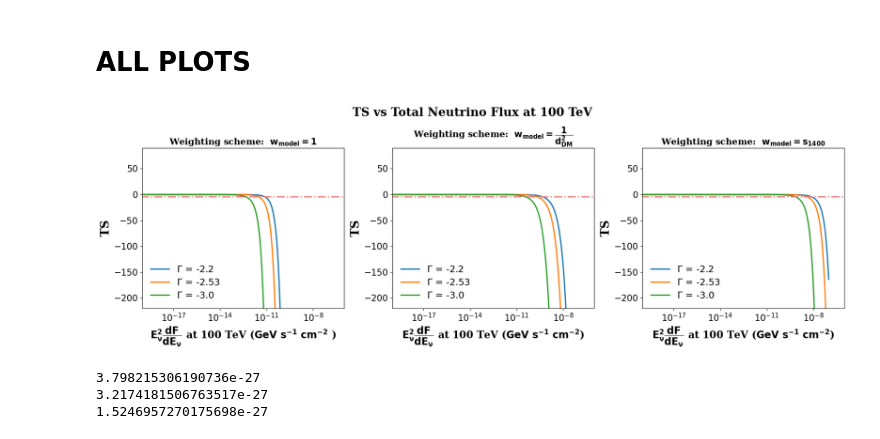
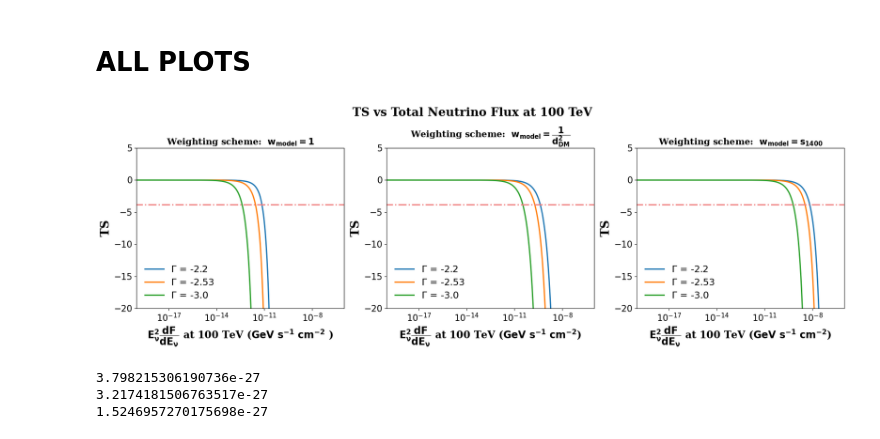
Before and after one commit to DarkWake9/IceCube-Package, a Jupyter notebook: package/task4s_final_plotting.ipynb, the cells around one changed output. Drawn from its saved outputs; the diff is of its cells as text; code cells hidden in the pictures.

```diff
--- a/package/task4s_final_plotting.ipynb
+++ b/package/task4s_final_plotting.ipynb
@@ -91,10 +91,10 @@ def psr_wt_sing_gamma(psrno,gamma, season):
 
     return np.trapz(wt_ac_temp, enus)
 
-if f'wt_acc_{len(enus)}_bins_C_wt.pkl' in os.listdir(altier_path[0]):# or f'wt_acc.pkl_{len(enus)}' in os.listdir(altier_path[1]):
+if f'wt_acc_{len(enus)}_bins_C_wt_cone_{cone_deg}.pkl' in os.listdir(altier_path[0]):# or f'wt_acc.pkl_{len(enus)}' in os.listdir(altier_path[1]):
     print("Loading wt_acc from pickle")
 
-    with open(altier_path[0] + f'wt_acc_{len(enus)}_bins_C_wt.pkl', 'rb') as f:
+    with open(altier_path[0] + f'wt_acc_{len(enus)}_bins_C_wt_cone_{cone_deg}.pkl', 'rb') as f:
         wt_acc = pickle.load(f)
 
 
@@ -114,7 +114,7 @@ else:
         wt_allpsr = []
 
     wt_acc = np.asfarray(wt_acc, dtype=np.float64)
-    with open(altier_path[0] + f'wt_acc_{len(enus)}_bins_C_wt.pkl', 'wb') as f:
+    with open(altier_path[0] + f'wt_acc_{len(enus)}_bins_C_wt_cone_{cone_deg}.pkl', 'wb') as f:
         pickle.dump(wt_acc, f)
     print("Calculated wt_acc for all pulsars and seasons and gamma")
 season_walls = np.asarray([0, 36900, 143911, 237044, 373288, 486146, 608687, 735732, 865043, 988700, 1134450])
@@ -151,12 +151,12 @@ def S_ijk(nu):
     ang = hvovec(msra, msdec, icra[nu], icdec[nu], rad=True)
 
     sg = np.deg2rad(icang[nu]) ** 2                                     #rad**2
-    psr_angs =  np.divide(np.exp(-1 * np.divide(ang ** 2, 2*sg)), (2 * np.pi * sg))      #1/rad**2
-    for i in prange(p):
+    sijk =  np.divide(np.exp(-1 * np.divide(ang ** 2, 2*sg)), (2 * np.pi * sg))      #1/rad**2
+    for i in prange(len(msra)):
         if ang[i] > cone:
-            psr_angs[i] = 0
+            sijk[i] = 0
 
-    return psr_angs
+    return sijk
 
 
 
@@ -654,9 +654,9 @@ np.count_nonzero(np.abs(msdec) > 85)
 # %% [output]
 0
 # %%
-if os.path.isfile(altier_path[0] + f'all_Si_ws_g_s_{len(enus)}_bins_C_wt.pkl'):
+if os.path.isfile(altier_path[0] + f'all_Si_ws_g_s_{len(enus)}_bins_C_wt_cone_{cone_deg}.pkl'):
     print("Loading all_Si_ws_g_s from pickle")
-    with open(altier_path[0] + f'all_Si_ws_g_s_{len(enus)}_bins_C_wt.pkl', 'rb') as f:
+    with open(altier_path[0] + f'all_Si_ws_g_s_{len(enus)}_bins_C_wt_cone_{cone_deg}.pkl', 'rb') as f:
         all_Si_ws_g_s = pickle.load(f)
     print("Loaded all_Si_ws_g_s from pickle with nbins =", len(enus))
 else:
@@ -687,6 +687,6 @@ else:
 
     print("Calculated S_i for all neutrinos and gammas and weighting schemes")
     #Save to pickle
-    with open(altier_path[0] + f'all_Si_ws_g_s_{len(enus)}_bins_C_wt.pkl', 'wb') as f:
+    with open(altier_path[0] + f'all_Si_ws_g_s_{len(enus)}_bins_C_wt_cone_{cone_deg}.pkl', 'wb') as f:
         pickle.dump(all_Si_ws_g_s, f)
 # %% [output]
@@ -709,9 +709,9 @@ def ns_HAT_all_season_all_psr_sing_gamma_wt_d2_s1400_wtht_weights(gamma, e_nus=e
     return np.array([ns_hat_wt_dist, ns_hat_wt_s1400], dtype=np.float64)
 #Pickle
 arr = []
-if os.path.isfile(altier_path[0] + f'ns_all_ws_{len(enus)}_bins_C_wt.pkl'):
+if os.path.isfile(altier_path[0] + f'ns_all_ws_{len(enus)}_bins_C_wt_cone_{cone_deg}.pkl'):
     print("Loading ns_hat from pickle...")
-    with open(altier_path[0] + f'ns_all_ws_{len(enus)}_bins_C_wt.pkl', 'rb') as f:
+    with open(altier_path[0] + f'ns_all_ws_{len(enus)}_bins_C_wt_cone_{cone_deg}.pkl', 'rb') as f:
         arr = pickle.load(f)
     print("Loaded ns_hat from pickle with nbins =", len(enus))
 else:
@@ -725,7 +725,7 @@ else:
         tmp = []
 
     arr = np.array(arr, dtype=np.float64)
-    with open(altier_path[0] + f'ns_all_ws_{len(enus)}_bins_C_wt.pkl', 'wb') as f:
+    with open(altier_path[0] + f'ns_all_ws_{len(enus)}_bins_C_wt_cone_{cone_deg}.pkl', 'wb') as f:
         pickle.dump(arr, f)
     print("\nCalculationed ns_HAT for all gamma and weighting schemes")
 
@@ -887,39 +887,39 @@ axs[0].set_ylabel('TS', fontdict=axesfont, fontsize=20)
 axs[0].xaxis.set_tick_params(labelsize=15)
 axs[0].yaxis.set_tick_params(labelsize=15)
 
-axs[0].set_ylim(-220, 90)
+axs[0].set_ylim(-20, 5)
 axs[0].set_xlim(0.95e-19, 1e-6)
 
 for i in range(1, 3):
 
         for gamma in [ 1, 2, 3]:#range(4):
 
 
                 axs[i].plot( 1e28 * dfde(1e14, gamma_arr[gamma], 1) *phio /1e9, all_TSS_wt_d2_wt_s[i-1][gamma], label='$\Gamma$ = ' + str(gamma_arr[gamma]), lw=2.2)# + ' with wt')    #in GeV
 
 
 
         axs[i].set_title(['Weighting scheme:  $\mathsf{\mathbf{w_{model} = \dfrac{1}{d_{DM}^2}}}$', 'Weighting scheme:  $\mathsf{\mathbf{w_{model} = s_{1400}}}$'][i-1] , fontdict=smallerfont)
 
 
 
         axs[i].legend(prop={'size':16}, framealpha=0, loc='lower left')
         axs[i].hlines(-3.84, 1e-20, 1e-5, linestyles='dashed', lw=2.2, ls='-.', label='95 % UPPER LIMIT $TS = -3.84$', color='lightcoral')
         axs[i].set_xscale('log')
         axs[i].set_xlabel('$\mathsf{\mathbf{E^2_{\u03BD} \dfrac{dF}{dE_{\u03BD}}}}$ at 100 TeV ($\mathsf{\mathbf{GeV}}$ $\mathsf{\mathbf{s^{-1}}}$ $\mathsf{\mathbf{cm^{-2}}}$)', fontdict=axesfont)
         axs[i].set_ylabel('TS', fontdict=axesfont, fontsize=20)
         axs[i].xaxis.set_tick_params(labelsize=15)
         axs[i].yaxis.set_tick_params(labelsize=15)
 
-        axs[i].set_ylim(-220, 90)
+        axs[i].set_ylim(-20, 5)
         axs[i].set_xlim(0.95e-19, 1e-6)
 
 plt.suptitle('TS vs Total Neutrino Flux at 100 TeV', fontweight='bold', fontsize=20, fontfamily='serif')
 
 plt.tight_layout()
 plt.savefig(f'outputs/TS_vs_E2dfde_all_w_model_bins={len(enus)}_C_wmodel_all.pdf')
 # %% [output]
-[figure, old version]
+[figure, new version]
 # %%
 
 all_e_UL_wmodel1 = []
```
Also changed, not shown: parts of 4 cells of this notebook, 6 other files.
